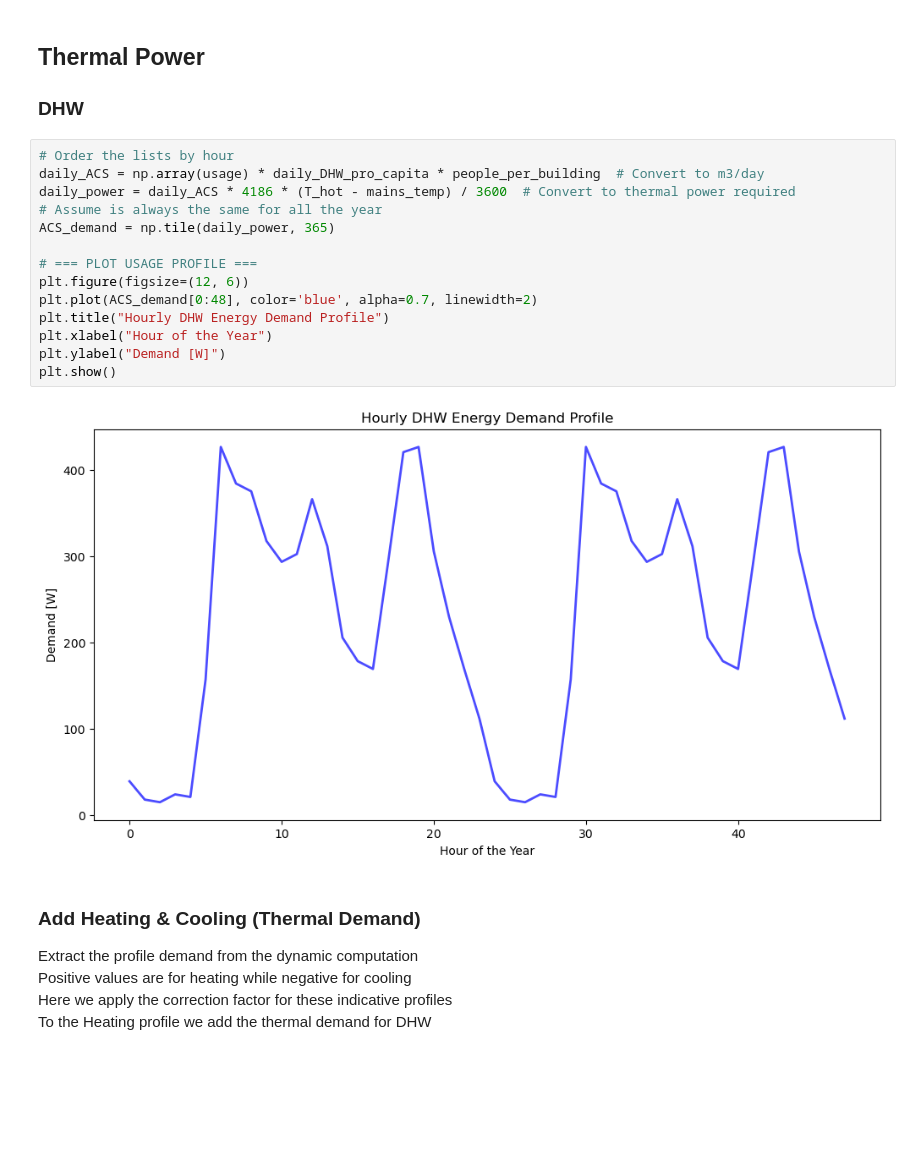
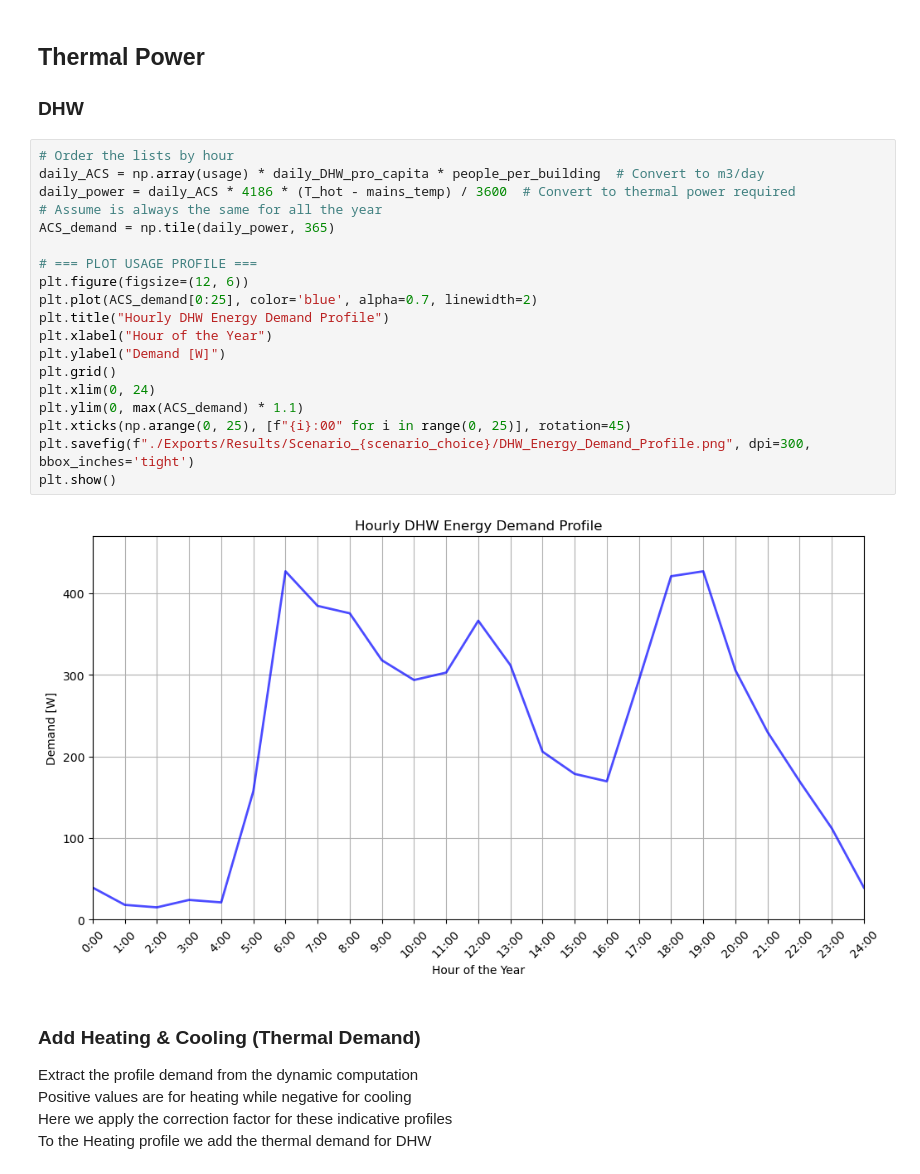
Before and after one commit to simo-pagliu/INRE, a Jupyter notebook: Energy Demand.ipynb, the cells around one changed output. Cells and saved outputs as stored; diff of their text form; blank space fills up the shorter version.

```diff
--- a/Energy Demand.ipynb
+++ b/Energy Demand.ipynb
@@ -180,19 +193,24 @@ Correction factor for energy class G: 3.11
 # %%
 # Order the lists by hour
 daily_ACS = np.array(usage) * daily_DHW_pro_capita * people_per_building  # Convert to m3/day
 daily_power = daily_ACS * 4186 * (T_hot - mains_temp) / 3600  # Convert to thermal power required
 # Assume is always the same for all the year
 ACS_demand = np.tile(daily_power, 365)
 
 # === PLOT USAGE PROFILE ===
 plt.figure(figsize=(12, 6))
-plt.plot(ACS_demand[0:48], color='blue', alpha=0.7, linewidth=2)
+plt.plot(ACS_demand[0:25], color='blue', alpha=0.7, linewidth=2)
 plt.title("Hourly DHW Energy Demand Profile")
 plt.xlabel("Hour of the Year")
 plt.ylabel("Demand [W]")
+plt.grid()
+plt.xlim(0, 24)
+plt.ylim(0, max(ACS_demand) * 1.1)
+plt.xticks(np.arange(0, 25), [f"{i}:00" for i in range(0, 25)], rotation=45)
+plt.savefig(f"./Exports/Results/Scenario_{scenario_choice}/DHW_Energy_Demand_Profile.png", dpi=300, bbox_inches='tight')
 plt.show()
 # %% [output]
-[figure, old version]
+[figure, new version]
 # %% [markdown]
 ### Add Heating & Cooling (Thermal Demand)
 Extract the profile demand from the dynamic computation
```
Also changed, not shown: parts of 37 cells of this notebook.
